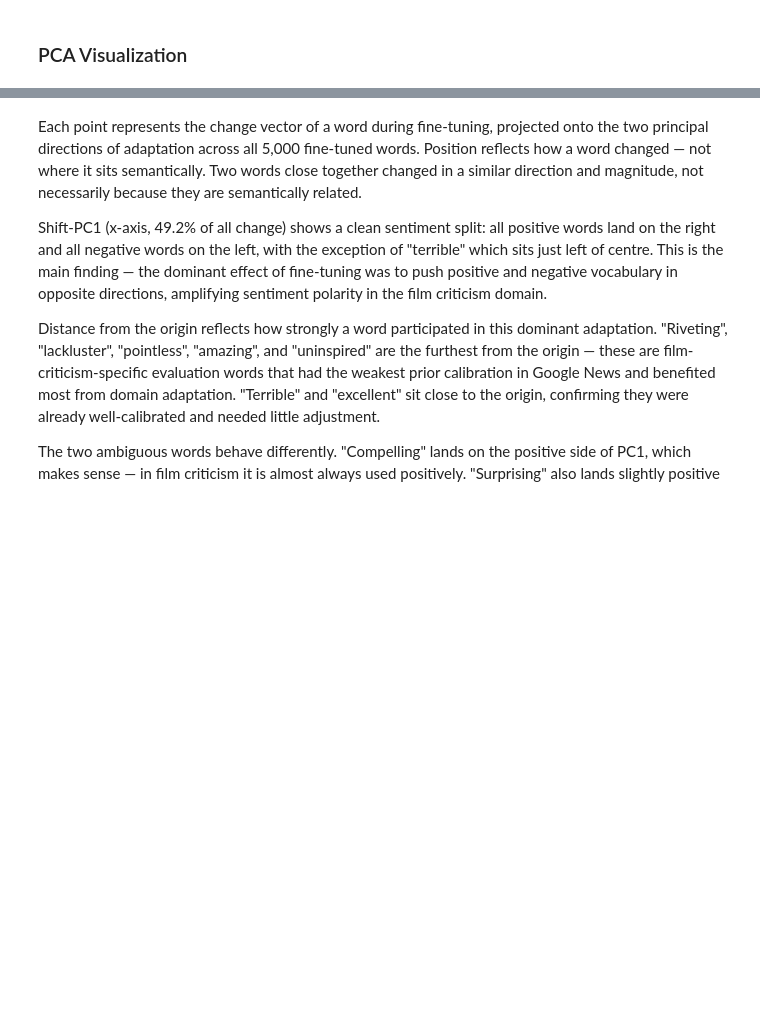
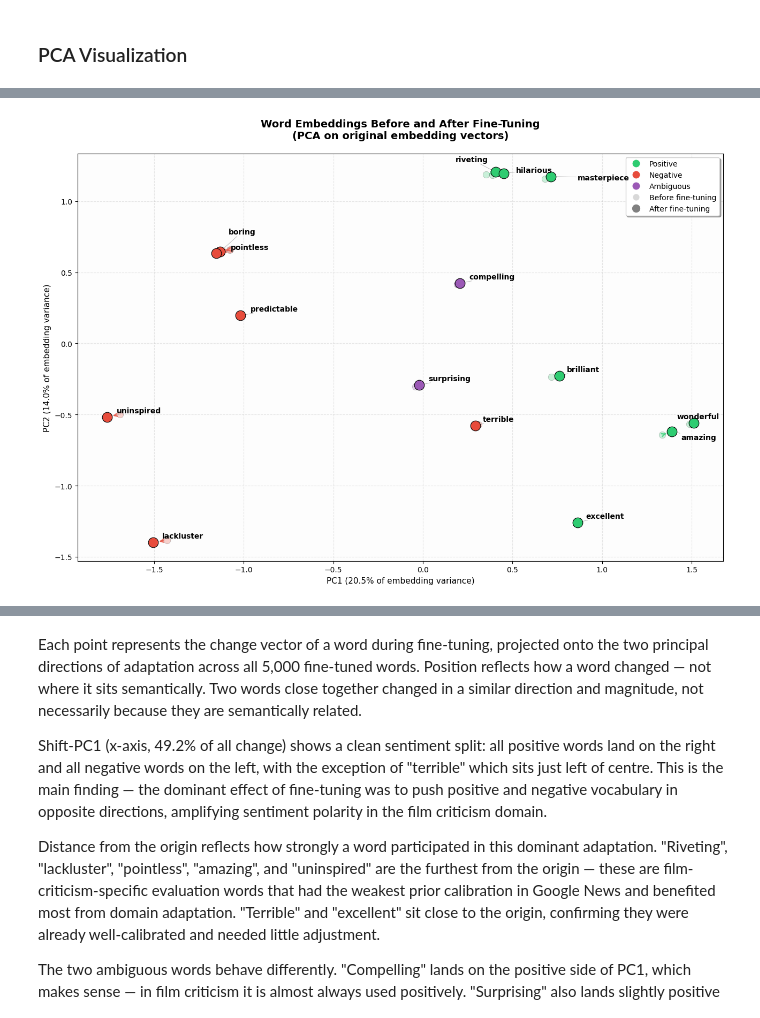
Before and after one commit to NikolozDarsalia/movie-sentiment-analysis, a Jupyter notebook: sentiment_analysis.ipynb, the cells around one changed output, grey strips where cells are left out. Saved outputs shown, nothing was run; the diff lists cells and outputs as text; code cells hidden in the pictures; blank space fills up the shorter version.

```diff
--- a/sentiment_analysis.ipynb
+++ b/sentiment_analysis.ipynb
@@ -2346,15 +2346,17 @@ interesting_words = [
     'compelling', 'surprising',
 ]
 
-# Convert words to indices using your tokenizer
-# We use .get(word, 0) to handle cases where a word might not be in your top-K vocab
-target_indices = []
-found_words = []
 
+target_indices, found_words = [], []
 for w in interesting_words:
     idx = tokenizer.word_index.get(w)
     if idx and idx < embeddings_before.shape[0]:
         target_indices.append(idx)
         found_words.append(w)
+target_indices = np.array(target_indices)
 
-target_indices = np.array(target_indices)
+before_target = embeddings_before[target_indices]
+after_target  = embeddings_after[target_indices]
+n_words       = len(found_words)
+
+print(f"Words found: {n_words} — {found_words}")
@@ -2360,0 +2365,79 @@ target_indices = np.array(target_indices)
+# %%
+from sklearn.decomposition import PCA
+from matplotlib.lines import Line2D
+from adjustText import adjust_text
+import numpy as np
+import matplotlib.pyplot as plt
+
+category_colors = {
+    'excellent':   '#2ecc71', 'masterpiece': '#2ecc71', 'brilliant':  '#2ecc71',
+    'wonderful':   '#2ecc71', 'riveting':    '#2ecc71', 'amazing':    '#2ecc71',
+    'hilarious':   '#2ecc71',
+    'boring':      '#e74c3c', 'lackluster':  '#e74c3c', 'predictable':'#e74c3c',
+    'terrible':    '#e74c3c', 'pointless':   '#e74c3c', 'uninspired': '#e74c3c',
+    'compelling':  '#9b59b6', 'surprising':  '#9b59b6',
+}
+
+def make_legend(include_before_after=False):
+    elements = [
+        Line2D([0],[0], marker='o', color='w', markerfacecolor='#2ecc71', markersize=11, label='Positive'),
+        Line2D([0],[0], marker='o', color='w', markerfacecolor='#e74c3c', markersize=11, label='Negative'),
+        Line2D([0],[0], marker='o', color='w', markerfacecolor='#9b59b6', markersize=11, label='Ambiguous'),
+    ]
+    if include_before_after:
+        elements += [
+            Line2D([0],[0], marker='o', color='w', markerfacecolor='gray',
+                   alpha=0.3, markersize=9,  label='Before fine-tuning'),
+            Line2D([0],[0], marker='o', color='w', markerfacecolor='gray',
+                   alpha=1.0, markersize=12, label='After fine-tuning'),
+        ]
+    return elements
+
+def scatter_with_labels(ax, coords_before, coords_after, words, with_arrows=True):
+    texts = []
+    for i, word in enumerate(words):
+        color = category_colors.get(word, 'gray')
+        if coords_before is not None:
+            ax.scatter(coords_before[i,0], coords_before[i,1], s=80, color=color,
+                       alpha=0.25, edgecolors='k', lw=0.5, zorder=3)
+        ax.scatter(coords_after[i,0], coords_after[i,1], s=180, color=color,
+                   alpha=1.0, edgecolors='k', lw=0.8, zorder=5)
+        if with_arrows and coords_before is not None:
+            ax.annotate('', xy=(coords_after[i,0], coords_after[i,1]),
+                        xytext=(coords_before[i,0], coords_before[i,1]),
+                        arrowprops=dict(arrowstyle="->", color=color,
+                                        lw=1.8, alpha=0.7, shrinkA=5, shrinkB=8), zorder=4)
+        texts.append(ax.text(coords_after[i,0], coords_after[i,1], word,
+                             fontsize=10, fontweight='bold', zorder=6))
+    adjust_text(texts, x=coords_after[:,0], y=coords_after[:,1], ax=ax,
+                expand=(1.3, 1.5),
+                arrowprops=dict(arrowstyle='-', color='gray', lw=0.6, alpha=0.6))
+
+# ── PCA on embedding vectors ──────────────────────────────────────────────────
+pca_emb = PCA(n_components=2, random_state=SEED)
+all_emb = pca_emb.fit_transform(np.vstack([before_target, after_target]))
+b2d_emb, a2d_emb = all_emb[:n_words], all_emb[n_words:]
+
+print(f"PC1: {pca_emb.explained_variance_ratio_[0]:.1%} | "
+      f"PC2: {pca_emb.explained_variance_ratio_[1]:.1%} | "
+      f"Total: {pca_emb.explained_variance_ratio_.sum():.1%}")
+
+shift_emb   = a2d_emb - b2d_emb
+lengths_emb = np.linalg.norm(shift_emb, axis=1)
+for i in np.argsort(lengths_emb)[::-1]:
+    print(f"  {found_words[i]:<15} {lengths_emb[i]:.4f}  "
+          f"({shift_emb[i,0]:+.4f}, {shift_emb[i,1]:+.4f})")
+
+fig, ax = plt.subplots(figsize=(13, 9))
+scatter_with_labels(ax, b2d_emb, a2d_emb, found_words)
+ax.legend(handles=make_legend(include_before_after=True), loc='upper right',
+          frameon=True, shadow=True)
+ax.set_title("Word Embeddings Before and After Fine-Tuning\n"
+             "(PCA on original embedding vectors)",
+             fontsize=14, fontweight='bold', pad=20)
+ax.set_xlabel(f"PC1 ({pca_emb.explained_variance_ratio_[0]:.1%} of embedding variance)", fontsize=11)
+ax.set_ylabel(f"PC2 ({pca_emb.explained_variance_ratio_[1]:.1%} of embedding variance)", fontsize=11)
+ax.grid(True, linestyle='--', alpha=0.3)
+ax.set_facecolor('#fdfdfd')
+plt.tight_layout(); plt.show()
+# %% [output]
@@ -2360,0 +2460 @@ target_indices = np.array(target_indices)
+[figure, added]
```
Also changed, not shown: parts of 4 cells of this notebook.
